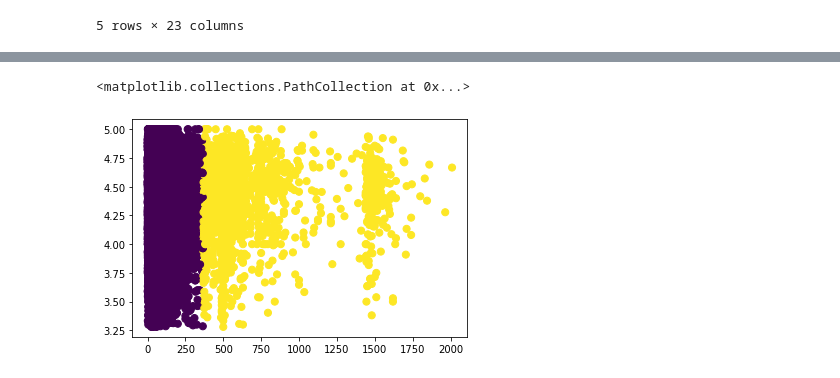
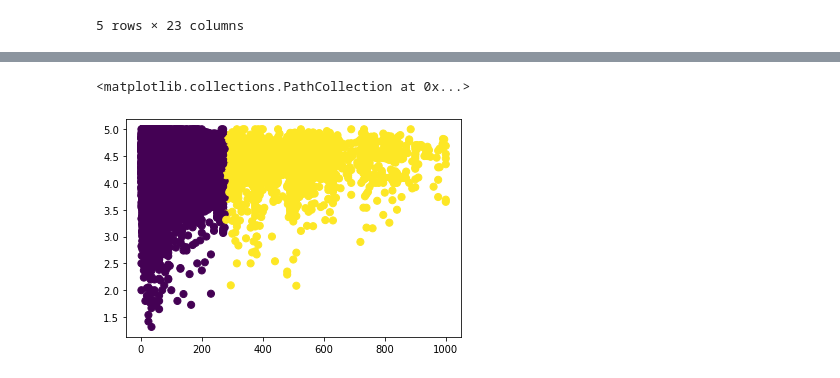
Before and after one commit to ohadf2015/big-data-recipies, a Jupyter notebook: project.ipynb, the cells around one changed output, grey strips where cells are left out. Drawn from its saved outputs; the diff is of its cells as text; code cells hidden in the pictures.

```diff
--- a/project.ipynb
+++ b/project.ipynb
@@ -22,0 +42,6 @@ df.head()
+# %%
+from scipy import stats
+# df=df[(np.abs(stats.zscore(df[["rating","totalTimeVal"]])) < 3).all(axis=1)]
+# df=df[df.totalTimeVal > 1 ]
+# df=df[df.totalTimeVal < 1000 ]
+df = df.loc[(df['totalTimeVal'] >= 2) & (df['totalTimeVal'] <= 1000)]
@@ -23,20 +76,13 @@ df.head()
 # %%
-df=df[["rating","totalTimeVal"]]
-#df.head()
-df.sort_values(by=["totalTimeVal"])
+time_df=df[["rating","totalTimeVal"]]
 
-from scipy import stats
-df=df[(np.abs(stats.zscore(df)) < 3).all(axis=1)]
-df=df[df.totalTimeVal>0]
 
-#df.describe()
-
-kmeans = KMeans(n_clusters=2, random_state=0).fit(df)
-y_kmeans = kmeans.predict(df)
+kmeans = KMeans(n_clusters=2, random_state=0).fit(time_df)
+y_kmeans = kmeans.predict(time_df)
 # centers = kmeans.cluster_centers_
-plt.scatter(df.iloc[:, 1], df.iloc[:,0], c=y_kmeans, s=50, cmap="viridis")
+plt.scatter(time_df.iloc[:, 1], time_df.iloc[:,0], c=y_kmeans, s=50, cmap="viridis")
 # plt.scatter(centers[:, 0], centers[:, 1], c='black', s=200, alpha=0.5)
 #y_kmeans
 # %% [output]
 <matplotlib.collections.PathCollection at 0x...>
-[figure, old version]
+[figure, new version]
```
Also changed, not shown: parts of 8 cells of this notebook.
